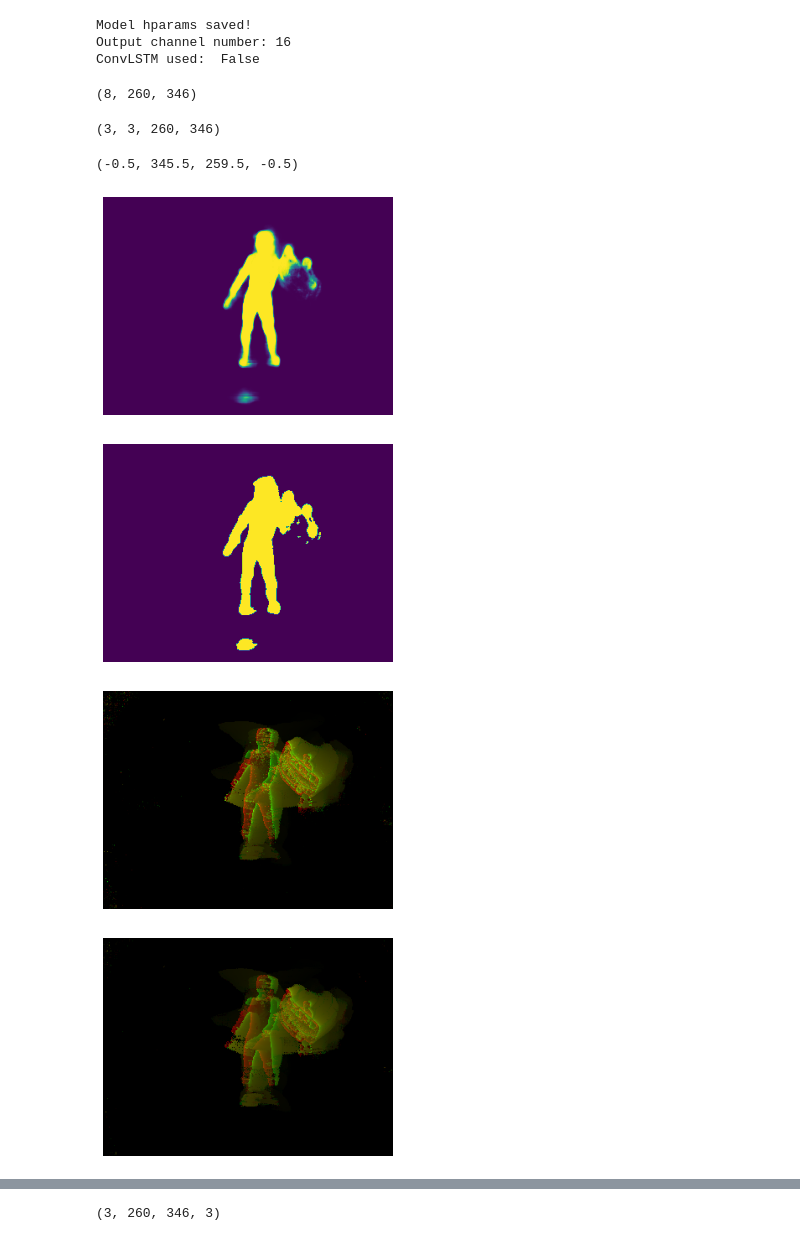
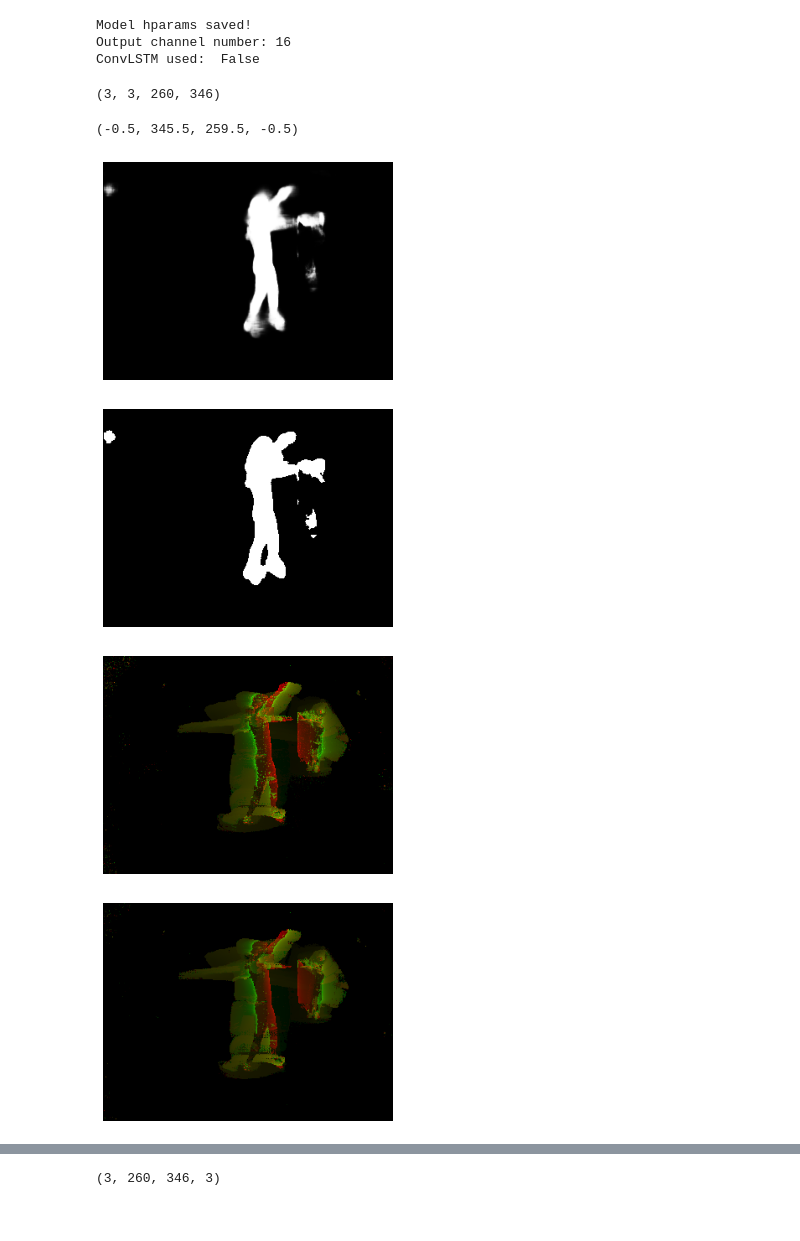
Before and after one commit to EEEEEEYu/U2NetTORE, a Jupyter notebook: notebooks/predict.ipynb, the cells around one changed output, grey strips where cells are left out. Saved outputs shown, nothing was run; the diff lists cells and outputs as text; code cells hidden in the pictures.

```diff
--- a/notebooks/predict.ipynb
+++ b/notebooks/predict.ipynb
@@ -70,10 +70,6 @@ print('ConvLSTM used: ', model.model.use_convlstm)
 Model hparams saved!
 Output channel number: 16
 ConvLSTM used:  False
-# %%
-batch[0].shape
-# %% [output]
-(8, 260, 346)
 # %%
 # Using data from loader
 idx = 290
@@ -84,7 +80,7 @@ res = model.predict_step(torch.tensor(batch[0]).float().unsqueeze(0).to(device),
 del batch
 # %%
 # Using data from folder directly
-idx = 990
+idx = 159
 meta_file_path = r'/mnt/nfs/work1/trahman/zhongyangzha/dvs_hpe/ntore_dataset/ddhp22/S08_DBHL_T0002/meta.json'
 reader = ToreSeqReader(meta_file_path=meta_file_path)
 tores = torch.tensor(reader.get_tore_by_index(idx)).float().unsqueeze(0)
@@ -104,36 +100,36 @@ mask_binary = np.where(masks[inbatch_idx].cpu().detach().numpy()>0.1,1,0)
 combined_ntore = ntore_to_redgreen(tores.squeeze().cpu().detach().numpy()).transpose(0,2,3,1)
 # res_binary = np.where(res.numpy()>0.1,1,0)[idx]
 plt.figure()
-plt.imshow(torch.sigmoid(masks[inbatch_idx]).cpu().detach().numpy())
+plt.imshow(torch.sigmoid(masks[inbatch_idx]).cpu().detach().numpy(), cmap='gray')
 plt.axis('off')
 plt.figure()
-plt.imshow(mask_binary)
+plt.imshow(mask_binary, cmap='gray')
 plt.axis('off')
 # plt.figure()
 # plt.imshow(masks[inbatch_idx])
 # plt.axis('off')
 plt.figure()
 plt.imshow(combined_ntore[0])
 plt.axis('off')
 plt.figure()
 plt.imshow(combined_ntore[1])
 plt.axis('off')
 plt.figure()
 plt.imshow(combined_ntore[2])
 plt.axis('off')
 plt.figure()
 plt.imshow(combined_ntore[0]*mask_binary[...,np.newaxis])
 plt.axis('off')
 # plt.imshow(ntores[inbatch_idx][0].cpu().detach().numpy())
 # plt.figure()
 # plt.imshow(ntores[inbatch_idx][4].cpu().detach().numpy())
 # plt.figure()
 # plt.imshow(ntores[inbatch_idx][1].cpu().detach().numpy())
 # plt.figure()
 # plt.imshow(ntores[inbatch_idx][5].cpu().detach().numpy())
 # %% [output]
 (-0.5, 345.5, 259.5, -0.5)
-[figure, old version]
+[figure, new version]
-[figure, old version]
+[figure, new version]
-[figure, old version]
+[figure, new version]
-[figure, old version]
+[figure, new version]
```
Also changed, not shown: parts of 2 cells of this notebook.
